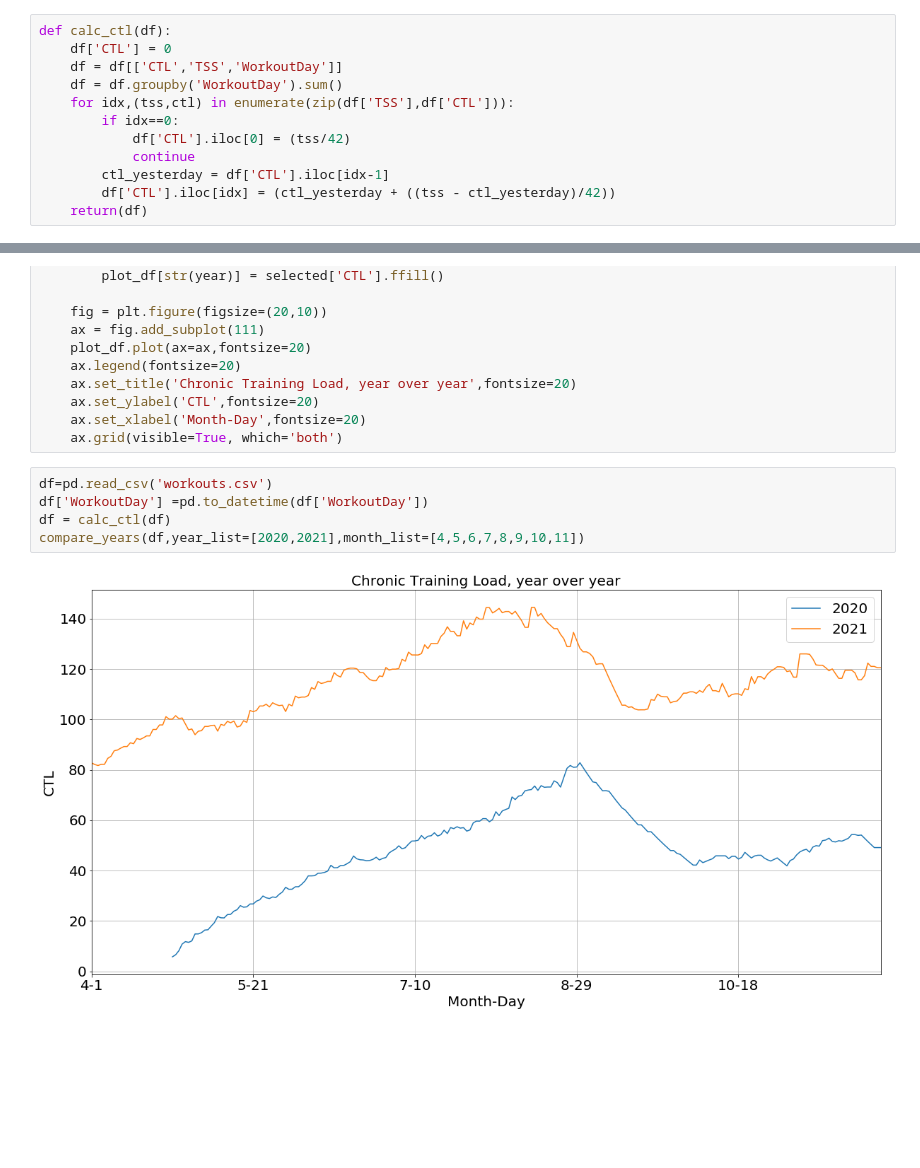
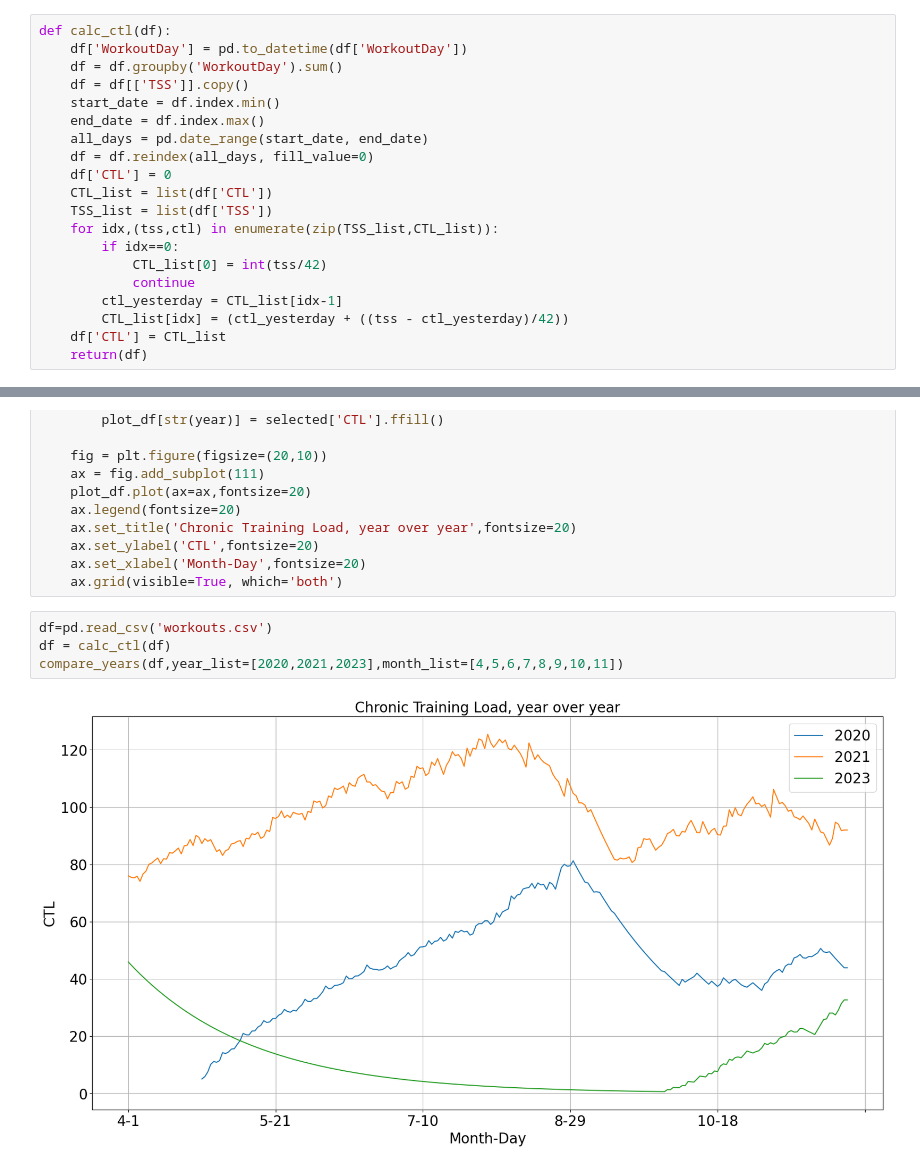
Before and after one commit to qwofford/trainingpeaks, a Jupyter notebook: yoy.ipynb, the cells around one changed output, grey strips where cells are left out. Saved outputs shown, nothing was run; the diff lists cells and outputs as text; blank space fills up the shorter version.

Commit message:
corrected issue with empty dates failing to decay CTL

```diff
--- a/yoy.ipynb
+++ b/yoy.ipynb
@@ -10,15 +8,23 @@ def date_select(df, start, end):
     return(df[mask])
 # %%
 def calc_ctl(df):
+    df['WorkoutDay'] = pd.to_datetime(df['WorkoutDay'])
+    df = df.groupby('WorkoutDay').sum()
+    df = df[['TSS']].copy()
+    start_date = df.index.min()
+    end_date = df.index.max()
+    all_days = pd.date_range(start_date, end_date)
+    df = df.reindex(all_days, fill_value=0)
     df['CTL'] = 0
-    df = df[['CTL','TSS','WorkoutDay']]
-    df = df.groupby('WorkoutDay').sum()
-    for idx,(tss,ctl) in enumerate(zip(df['TSS'],df['CTL'])):
+    CTL_list = list(df['CTL'])
+    TSS_list = list(df['TSS'])
+    for idx,(tss,ctl) in enumerate(zip(TSS_list,CTL_list)):
         if idx==0:
-            df['CTL'].iloc[0] = (tss/42)
+            CTL_list[0] = int(tss/42)
             continue
-        ctl_yesterday = df['CTL'].iloc[idx-1]
-        df['CTL'].iloc[idx] = (ctl_yesterday + ((tss - ctl_yesterday)/42))
+        ctl_yesterday = CTL_list[idx-1]
+        CTL_list[idx] = (ctl_yesterday + ((tss - ctl_yesterday)/42))
+    df['CTL'] = CTL_list
     return(df)
 # %%
 def compare_years(df,year_list, month_list):
@@ -53,8 +59,7 @@ def compare_years(df,year_list, month_list):
     ax.grid(visible=True, which='both')
 # %%
 df=pd.read_csv('workouts.csv')
-df['WorkoutDay'] =pd.to_datetime(df['WorkoutDay'])
 df = calc_ctl(df)
-compare_years(df,year_list=[2020,2021],month_list=[4,5,6,7,8,9,10,11])
+compare_years(df,year_list=[2020,2021,2023],month_list=[4,5,6,7,8,9,10,11])
 # %% [output]
-[figure, old version]
+[figure, new version]
```
Also changed, not shown: parts of 1 cell of this notebook, 1 other file.
